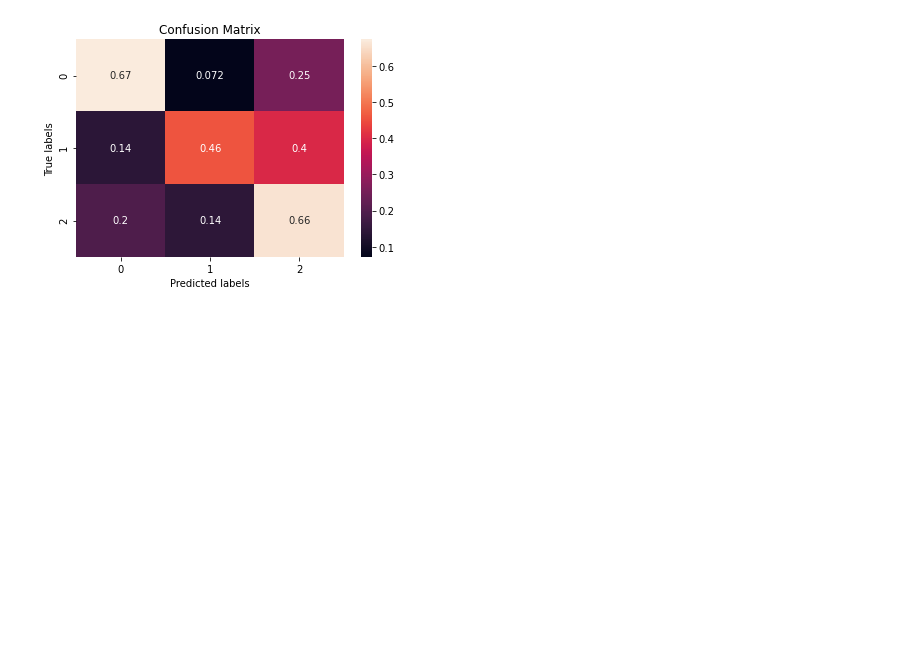
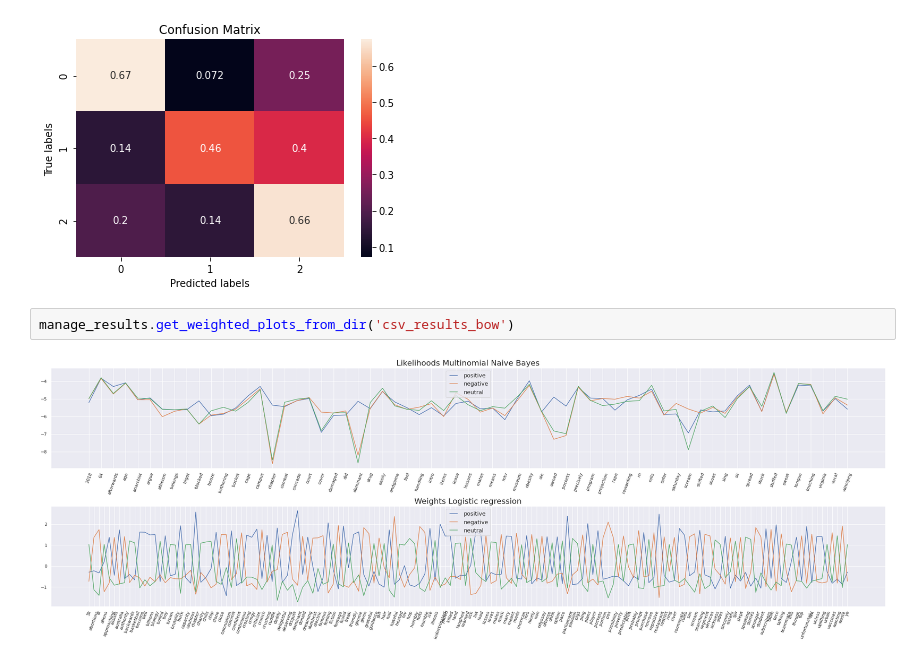
Before and after one commit to alesspalma/FDSProject, a Jupyter notebook: project.ipynb, the cells around one changed output. Saved outputs shown, nothing was run; the diff lists cells and outputs as text; blank space fills up the shorter version.

```diff
--- a/project.ipynb
+++ b/project.ipynb
@@ -1146,3 +1133,7 @@ testModel(X_test,y_test,lr_model)
    macro avg       0.61      0.60      0.60     11347
 weighted avg       0.62      0.62      0.62     11347
 [figure]
+# %%
+manage_results.get_weighted_plots_from_dir('csv_results_bow')
+# %% [output]
+[figure, added]
```
Also changed, not shown: parts of 7 cells of this notebook, 5 other files.
